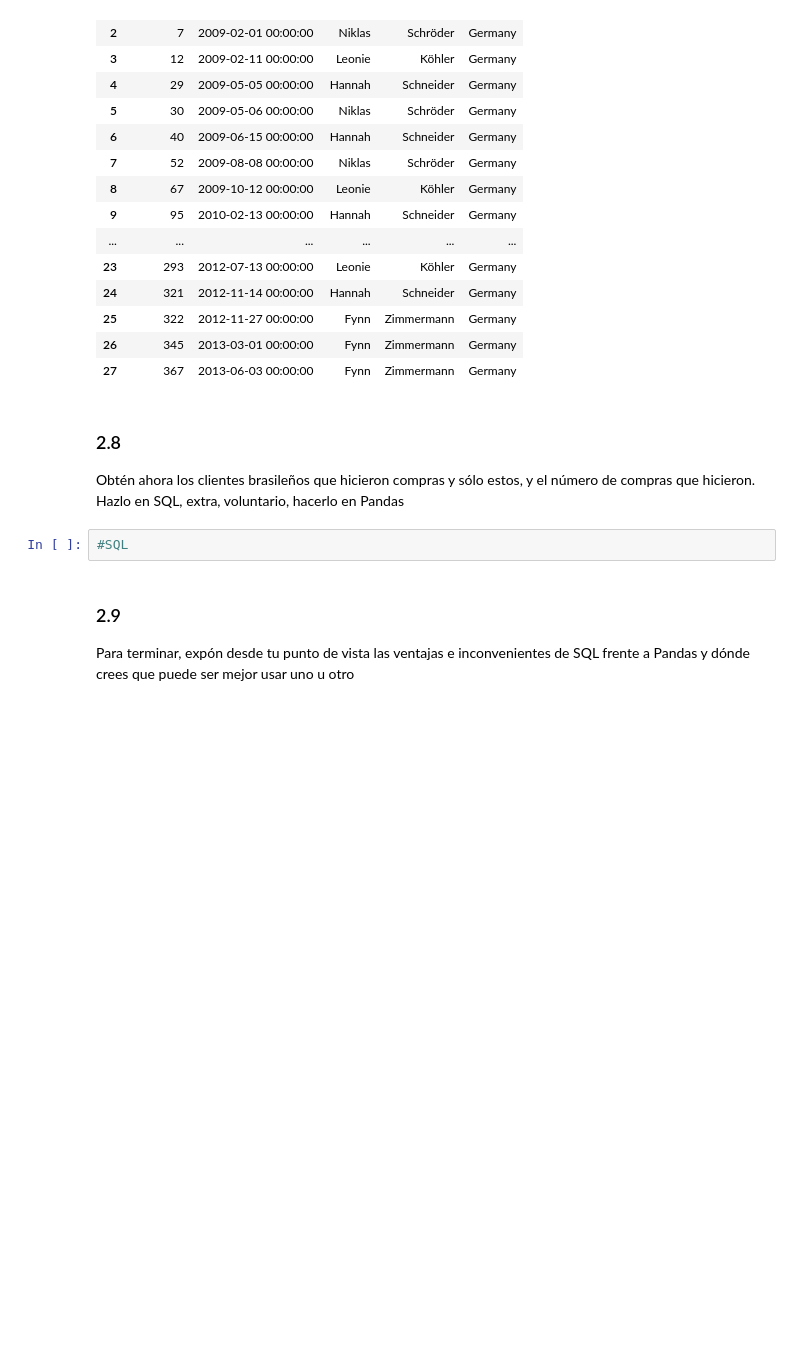
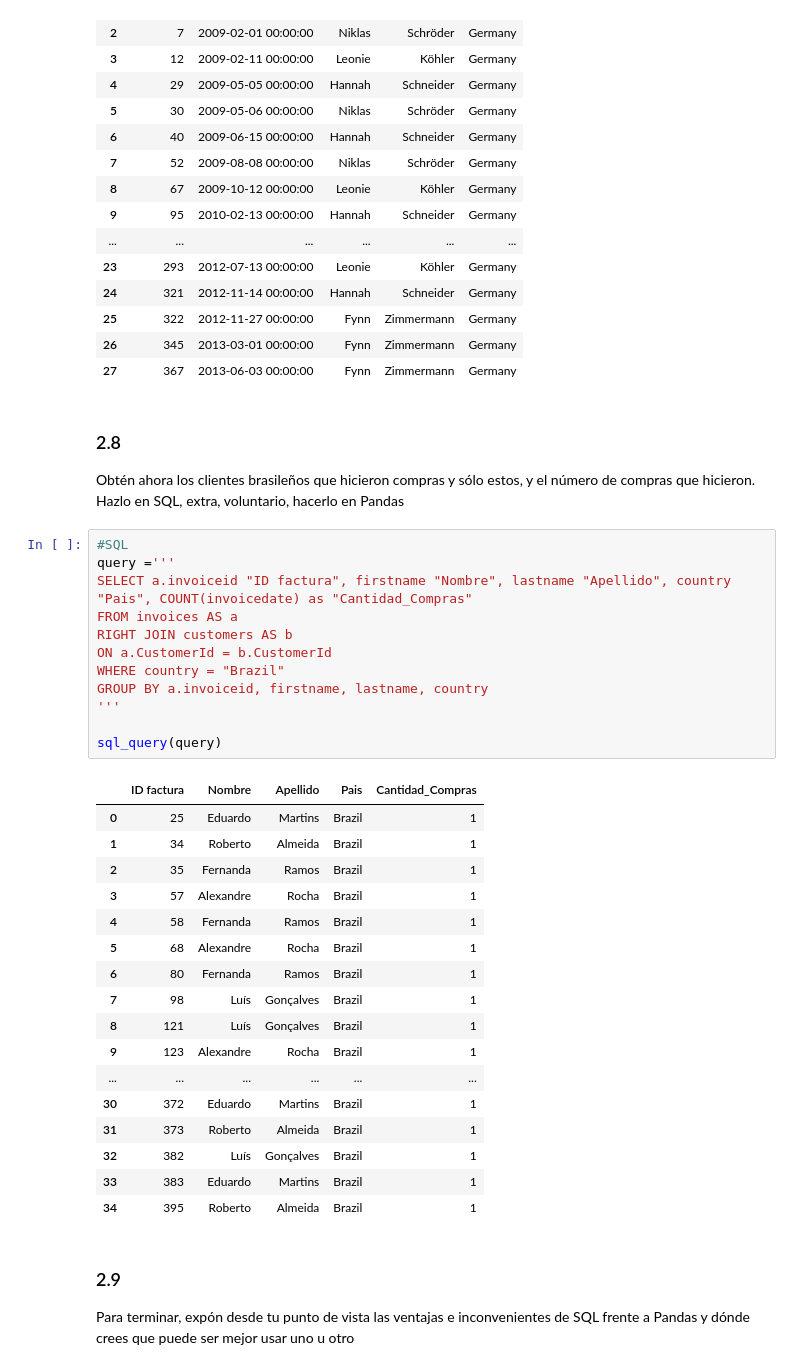
Before and after one commit to Erokson/ONLINE_DS_THEBRIDGE_AGDM, a Jupyter notebook: Sprint_06/Unidad_01/Practica_Obligatoria/18_Practica_Obligatoria_SQL.ipynb, the cells around one changed output. Drawn from its saved outputs; the diff is of its cells as text; blank space fills up the shorter version.

```diff
--- a/Sprint_06/Unidad_01/Practica_Obligatoria/18_Practica_Obligatoria_SQL.ipynb
+++ b/Sprint_06/Unidad_01/Practica_Obligatoria/18_Practica_Obligatoria_SQL.ipynb
@@ -465,8 +479,36 @@ sql_query(query)
 ### 2.8
 
 Obtén ahora los clientes brasileños que hicieron compras y sólo estos, y el número de compras que hicieron. Hazlo en SQL, extra, voluntario, hacerlo en Pandas
-# %%
-#SQL
+# %%
+#SQL
+query ='''
+SELECT a.invoiceid "ID factura", firstname "Nombre", lastname "Apellido", country "Pais", COUNT(invoicedate) as "Cantidad_Compras"
+FROM invoices AS a
+RIGHT JOIN customers AS b
+ON a.CustomerId = b.CustomerId
+WHERE country = "Brazil"
+GROUP BY a.invoiceid, firstname, lastname, country
+'''
+
+sql_query(query)
+# %% [output]
+|  | ID factura | Nombre | Apellido | Pais | Cantidad_Compras |
+| 0 | 25 | Eduardo | Martins | Brazil | 1 |
+| 1 | 34 | Roberto | Almeida | Brazil | 1 |
+| 2 | 35 | Fernanda | Ramos | Brazil | 1 |
+| 3 | 57 | Alexandre | Rocha | Brazil | 1 |
+| 4 | 58 | Fernanda | Ramos | Brazil | 1 |
+| 5 | 68 | Alexandre | Rocha | Brazil | 1 |
+| 6 | 80 | Fernanda | Ramos | Brazil | 1 |
+| 7 | 98 | Luís | Gonçalves | Brazil | 1 |
+| 8 | 121 | Luís | Gonçalves | Brazil | 1 |
+| 9 | 123 | Alexandre | Rocha | Brazil | 1 |
+| ... | ... | ... | ... | ... | ... |
+| 30 | 372 | Eduardo | Martins | Brazil | 1 |
+| 31 | 373 | Roberto | Almeida | Brazil | 1 |
+| 32 | 382 | Luís | Gonçalves | Brazil | 1 |
+| 33 | 383 | Eduardo | Martins | Brazil | 1 |
+| 34 | 395 | Roberto | Almeida | Brazil | 1 |
 # %% [markdown]
 ### 2.9
 
```
Also changed, not shown: parts of 4 cells of this notebook.
